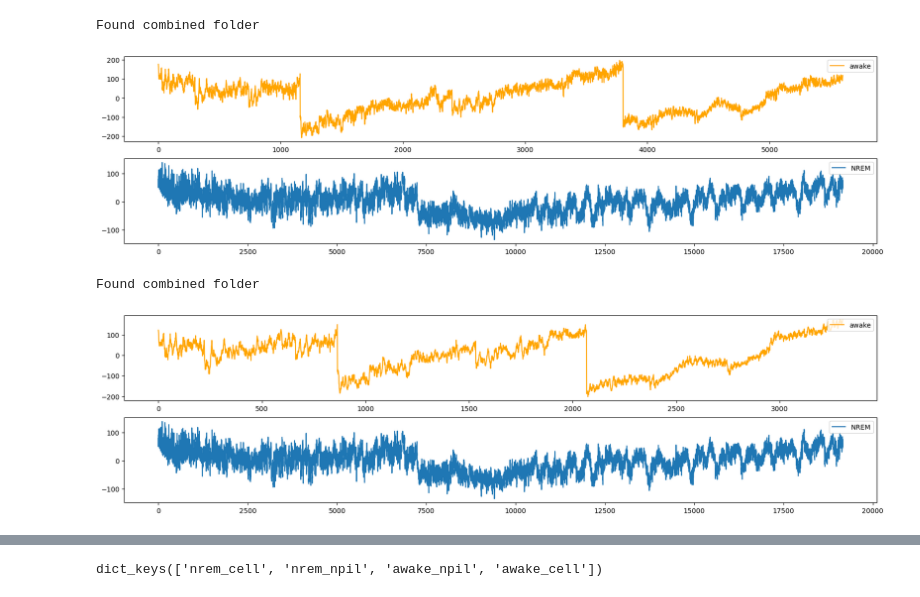
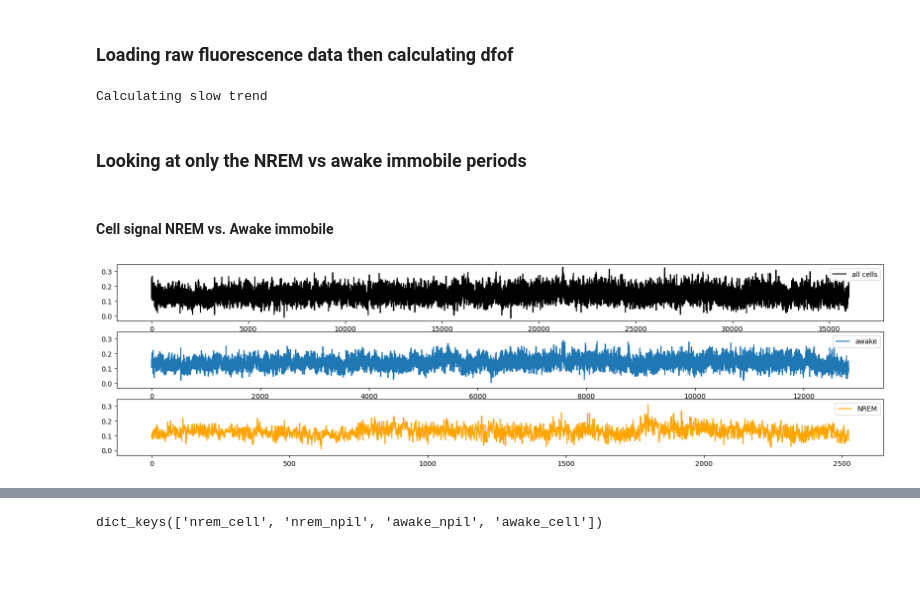
Before and after one commit to JessicaYoujiaLi/sleep, a Jupyter notebook: notebooks/neuropil_analysis/Neuropil_analysis_single_exp.ipynb, the cells around one changed output, grey strips where cells are left out. Saved outputs shown, nothing was run; the diff lists cells and outputs as text; code cells hidden in the pictures; blank space fills up the shorter version.

```diff
--- a/notebooks/neuropil_analysis/Neuropil_analysis_single_exp.ipynb
+++ b/notebooks/neuropil_analysis/Neuropil_analysis_single_exp.ipynb
@@ -35,8 +56,3 @@ mouse.mouse_id
-# %%
-s2p_mouse = Suite2p(mouse.mouse_id)
-s2p_folders = s2p_mouse.s2p_folders
-for folders in enumerate(s2p_folders):
-    print(folders)
 # %%
 s2p_folder = s2p_folders[9]
 sima_folder = os.path.dirname(s2p_folder)
@@ -77,6 +82,8 @@ eeg_velo
 # %%
-df = eegData.brain_state_filter(velo_eeg_df=eeg_velo,
-                             states=['awake_mobile', 'awake_immobile', 'NREM', 'REM', 'other'])
+df = eegData.brain_state_filter(
+    velo_eeg_df=eeg_velo,
+    states=["awake_mobile", "awake_immobile", "NREM", "REM", "other"],
+)
 df
 # %% [output]
 |  | awake_mobile | awake_immobile | NREM | REM | other |
@@ -95,35 +102,33 @@ df
-# %%
-cells = Suite2p.true_cells(s2p_folder)
-# cells = s2p_mouse.true_cells(s2p_folder)
-mean_cellF = pd.DataFrame(cells.mean(axis=0))
-mean_cellF
-fig, ax = plt.subplots(nrows=2, figsize=(20,5))
-ax[0].plot(signal.detrend(mean_cellF[~df['NREM']], axis=0,
-                          type='linear'), color='orange', label='awake')
-ax[0].legend(loc='upper right', labelcolor='k')
-ax[1].plot(signal.detrend(mean_cellF[df['NREM']], axis=0,
-                          type='linear'))
-ax[1].legend(['NREM'], loc='upper right', labelcolor='k')
-plt.show()
-fig.savefig(join(sima_folder, 'NREM Awake Mean cell traces.png'),
-            bbox_inches='tight', dpi=300)
-# %% [output]
-Found combined folder
-[figure, removed]
+# %% [markdown]
+### Loading raw fluorescence data then calculating dfof
+# %%
+s2p_calc_dfof = dfof.Suite2pDFOF(window=1800)
+jia_calc_dfof = dfof.JiaDFOF(slow_trend_window=1800)
+s2p_data = Suite2p(s2p_folder=s2p_folder)
+s2p_data
+cells = s2p_data.cells()
+npil = s2p_data.npil()
+# %%
+cell_dfof = s2p_calc_dfof.calculate(signal=cells, npil=npil)
+npil_dfof = jia_calc_dfof.calculate(signal=npil)
+# %% [output]
+Calculating slow trend
+# %% [markdown]
+### Looking at only the NREM vs awake immobile periods
+# %% [markdown]
+#### Cell signal NREM vs. Awake immobile
 # %%
-cells = Suite2p.true_cells(s2p_folder)
-mean_cellF = pd.DataFrame(cells.mean(axis=0))
-mean_cellF
-fig, ax = plt.subplots(nrows=2, figsize=(20,5))
-ax[0].plot(signal.detrend(mean_cellF[df['awake_immobile']], axis=0,
-                          type='linear'), color='orange', label='awake')
-ax[0].legend(loc='upper right', labelcolor='k')
-ax[1].plot(signal.detrend(mean_cellF[df['NREM']], axis=0,
-                          type='linear'))
-ax[1].legend(['NREM'], loc='upper right', labelcolor='k')
+mean_cellF = cell_dfof.mean(axis=0)
+fig, ax = plt.subplots(nrows=3, figsize=(20, 5), sharey=True)
+# concatentate the True values:
+ax[0].plot(mean_cellF.values, color="k", label="all cells")
+ax[0].legend(loc="upper right", labelcolor="k")
+ax[1].plot(mean_cellF[df["awake_immobile"]].values, label="awake")
+ax[1].legend(loc="upper right", labelcolor="k")
+ax[2].plot(mean_cellF[df["NREM"]].values, color="orange")
+ax[2].legend(["NREM"], loc="upper right", labelcolor="k")
 plt.show()
-fig.savefig(join(sima_folder, 'NREM Awake_immob Mean cell traces.png'),
-            bbox_inches='tight', dpi=300)
+# fig.savefig(join(sima_folder, 'NREM Awake_immob Mean cell traces.png'),
+#             bbox_inches='tight', dpi=300)
 # %% [output]
-Found combined folder
-[figure, old version]
+[figure, new version]
```
Also changed, not shown: parts of 23 cells of this notebook, 8 other files.
